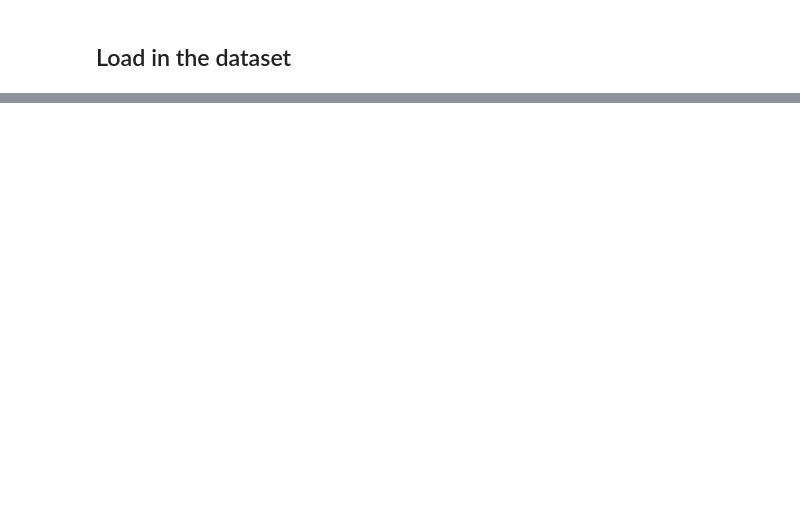
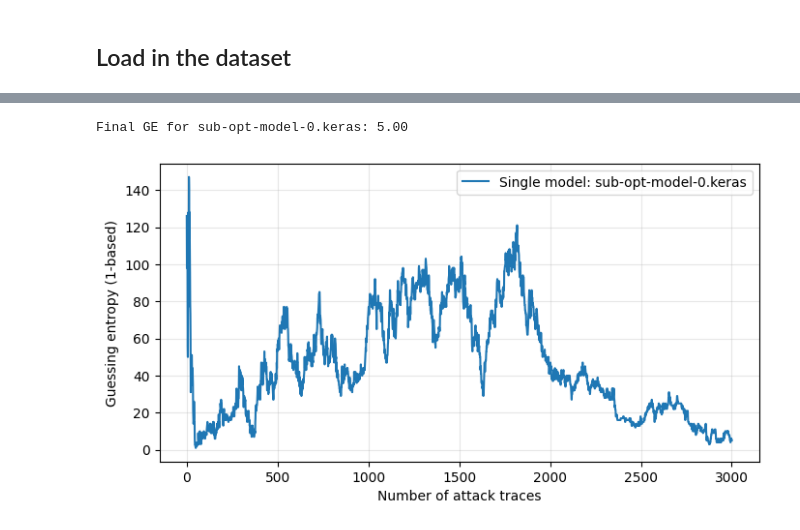
Before and after one commit to Azi-Lizzy/ii-dlsca, a Jupyter notebook: 01_Ensemble_Learning.ipynb, the cells around one changed output, grey strips where cells are left out. Saved outputs shown, nothing was run; the diff lists cells and outputs as text; code cells hidden in the pictures; blank space fills up the shorter version.

```diff
--- a/01_Ensemble_Learning.ipynb
+++ b/01_Ensemble_Learning.ipynb
@@ -52,0 +196,60 @@ print("This is a test")
+# %%
+# Calculating GE
+
+from sklearn.utils import shuffle
+import matplotlib.pyplot as plt
+
+single_model = model_files[0]  # Set this to the filename of the best pretrained model.
+runs = 50
+num_attack_traces = 3000
+assert runs > 0 and 0 < num_attack_traces <= n_attack
+HW = [bin(value).count('1') for value in range(256)]
+
+def calculate_ge(log_probabilities):
+    # Map predicted class probabilities to the 256 key hypotheses.
+    iv = [128, 64, 12, 6, 0, 0, 0, 0]
+    nonce0 = attack_data[:, 2]
+    nonce1 = attack_data[:, 3]
+    hypothesis_probabilities = np.zeros((n_attack, 256))
+
+    for index in range(n_attack):
+        for hypothesis in range(256):
+            key1 = hypothesis
+
+            if leakage_model == "SB-8":
+              hypothesis_probabilities[index, hypothesis] = log_probabilities[
+                  index, nonce0[index] ^ nonce1[index] ^ (iv[target_byte] & key1) ^ (nonce1[index] & key1) ^ key1]
+            elif leakage_model == "HW":
+              hypothesis_probabilities[index, hypothesis] = probabilities[
+                  index, HW[nonce0[index] ^ nonce1[index] ^ (iv[target_byte] & key1) ^ (nonce1[index] & key1) ^ key1]]
+
+    # Accumulate scores and average the correct-key rank over repeated attacks.
+    key_ranking_sum = np.zeros(num_attack_traces)
+    for run in range(runs):
+        shuffled_probabilities = shuffle(hypothesis_probabilities, random_state=0)
+        key_probabilities = np.zeros(256)
+
+        for index in range(num_attack_traces):
+            key_probabilities += shuffled_probabilities[index]
+            key_probabilities_sorted = np.argsort(key_probabilities)[::-1]
+
+            correct_key_rank = list(key_probabilities_sorted).index(good_key) + 1
+            key_ranking_sum[index] += correct_key_rank
+
+    return key_ranking_sum / runs
+
+log_probabilities = np.log(best_model_probabilities.astype(np.float64) + 1e-40)
+ge_single = calculate_ge(log_probabilities)
+print(f'Final GE for {single_model}: {ge_single[-1]:.2f}')
+
+trace_axis = np.arange(1, num_attack_traces + 1)
+plt.figure(figsize=(8, 4))
+plt.plot(trace_axis, ge_single, label=f'Single model: {single_model}')
+plt.xlabel('Number of attack traces')
+plt.ylabel('Guessing entropy (1-based)')
+plt.legend()
+plt.grid(alpha=0.3)
+plt.show()
+# %% [output]
+Final GE for sub-opt-model-0.keras: 5.00
+[figure, added]
```
Also changed, not shown: parts of 14 cells of this notebook.
